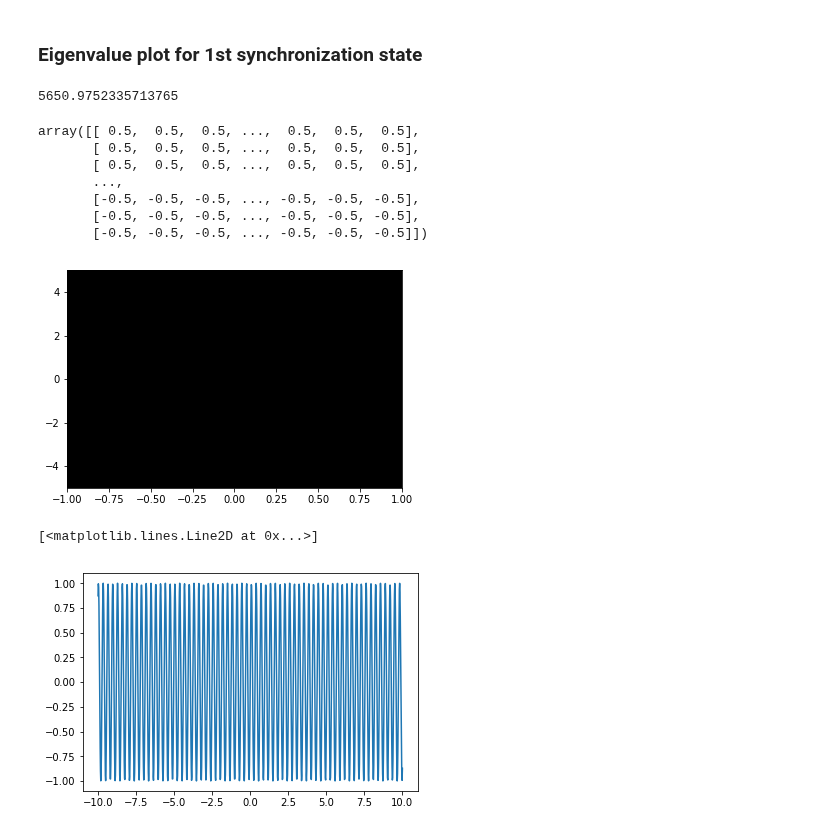
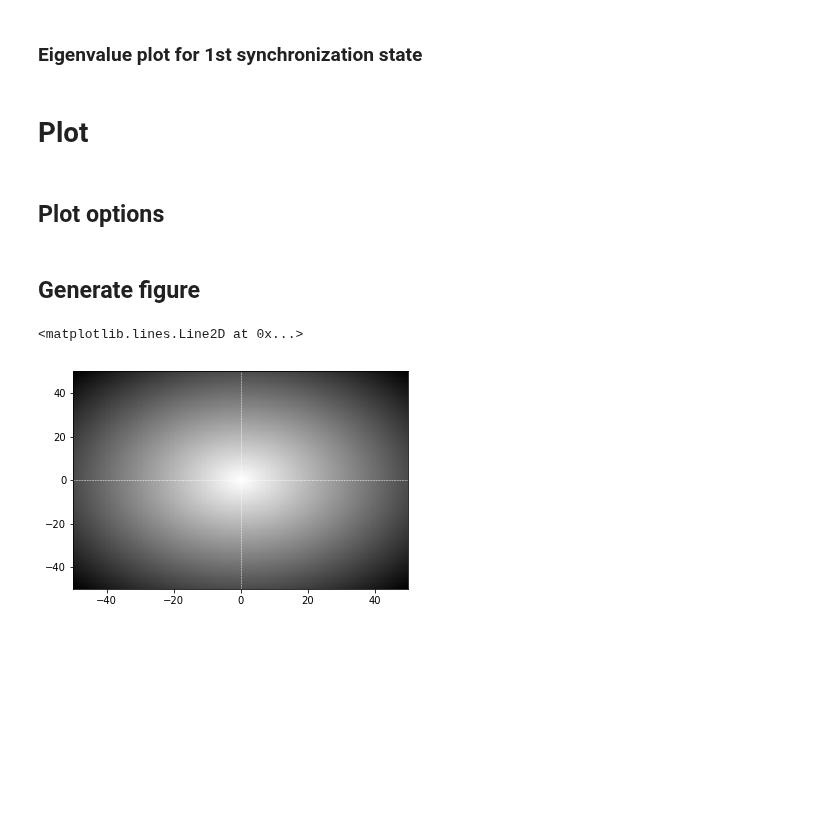
Before and after one commit to parkseo7/KuramotoPlasticDelay, a Jupyter notebook: figND_analysis.ipynb, the cells around one changed output. Drawn from its saved outputs; the diff is of its cells as text; code cells hidden in the pictures; blank space fills up the shorter version.

```diff
--- a/figND_analysis.ipynb
+++ b/figND_analysis.ipynb
@@ -173,0 +183,27 @@ poly_roots = np.roots(np.flip(coeffs2,0))
+# %%
+delta_arr = delta_arr[1:]
+Omega_roots = Omega_roots[1:]
+
+real_max = np.zeros(delta_arr.size)
+
+for k in range(delta_arr.size):
+    delta2 = delta_arr[k]**2
+    Omega = Omega_roots[ind]
+
+    eig_terms = eigenlib.eig_infty_terms(deg, Omega, delta2, param, R=1, L=pi, steps=steps)
+    coeffs = eig_terms[0]
+    coeffs[1] += -1
+    coeffs[0] += -eig_terms[2]
+
+    # Filter out any roots close to 0
+    eig_roots = np.roots(np.flip(coeffs,0))
+    eig_roots = eig_roots[np.abs(eig_roots) > 1e-14]
+
+    max_real = np.max(np.real(eig_roots))
+    real_max[k] = np.min((max_real,1))
+
+fig, ax = plt.subplots(1,1)
+
+ax.plot(delta_arr, real_max)
+ax.axvline(x=0.06907494896397551, color='red', alpha=0.1)
+ax.axhline(y=0, color='black', alpha=0.1)
@@ -174,8 +213,4 @@ poly_roots = np.roots(np.flip(coeffs2,0))
 # %% [markdown]
 ### Eigenvalue plot for 1st synchronization state
-# %%
-eig_err2(-1)
-# %% [output]
-5650.9752335713765
 # %%
 # Ranges
@@ -214,32 +249,24 @@ v_max1 = v_mesh1.max()
+# %% [markdown]
+# Plot
+# %% [markdown]
+## Plot options
+# %%
+# Axis lines
+eig_options_line = {'linestyle': 'dashed',
+                    'linewidth': 0.5,
+                    'color': 'white'
+                    }
+# %% [markdown]
+## Generate figure
 # %%
 fig, ax = plt.subplots(1,1)
 
 # Figure 2c
-c = ax.pcolormesh(u_mesh1, v_mesh1, z_mesh1, cmap='binary', vmin=0, vmax=1) # cmap='RdBu'
-ax.axis([u_min1, u_max1, v_min1, v_max1])
+c = ax.pcolormesh(u_mesh, v_mesh, z_mesh, cmap='binary', vmin=0, vmax=1) # cmap='RdBu'
+ax.axis([u_min, u_max, v_min, v_max])
 
-# ax.axhline(y=0) # x-axis
-# ax.axvline(x=0) # y-axis
-
-err_mesh
+ax.axhline(y=0, **eig_options_line) # x-axis
+ax.axvline(x=0, **eig_options_line) # y-axis
 # %% [output]
-array([[ 0.5,  0.5,  0.5, ...,  0.5,  0.5,  0.5],
-       [ 0.5,  0.5,  0.5, ...,  0.5,  0.5,  0.5],
-       [ 0.5,  0.5,  0.5, ...,  0.5,  0.5,  0.5],
-       ...,
-       [-0.5, -0.5, -0.5, ..., -0.5, -0.5, -0.5],
-       [-0.5, -0.5, -0.5, ..., -0.5, -0.5, -0.5],
-       [-0.5, -0.5, -0.5, ..., -0.5, -0.5, -0.5]])
+<matplotlib.lines.Line2D at 0x...>
-[figure, old version]
+[figure, new version]
-# %%
-fig, ax = plt.subplots(1,1)
-
-A = 20
-x_arr = np.linspace(-10, 10, num=1000)
-y_arr = np.sin(A*x_arr)
-y_arr2 = 1 - y_arr**2/2
-
-ax.plot(x_arr, y_arr)
-# %% [output]
-[<matplotlib.lines.Line2D at 0x...>]
-[figure, removed]
```
Also changed, not shown: parts of 13 cells of this notebook, 15 other files.
